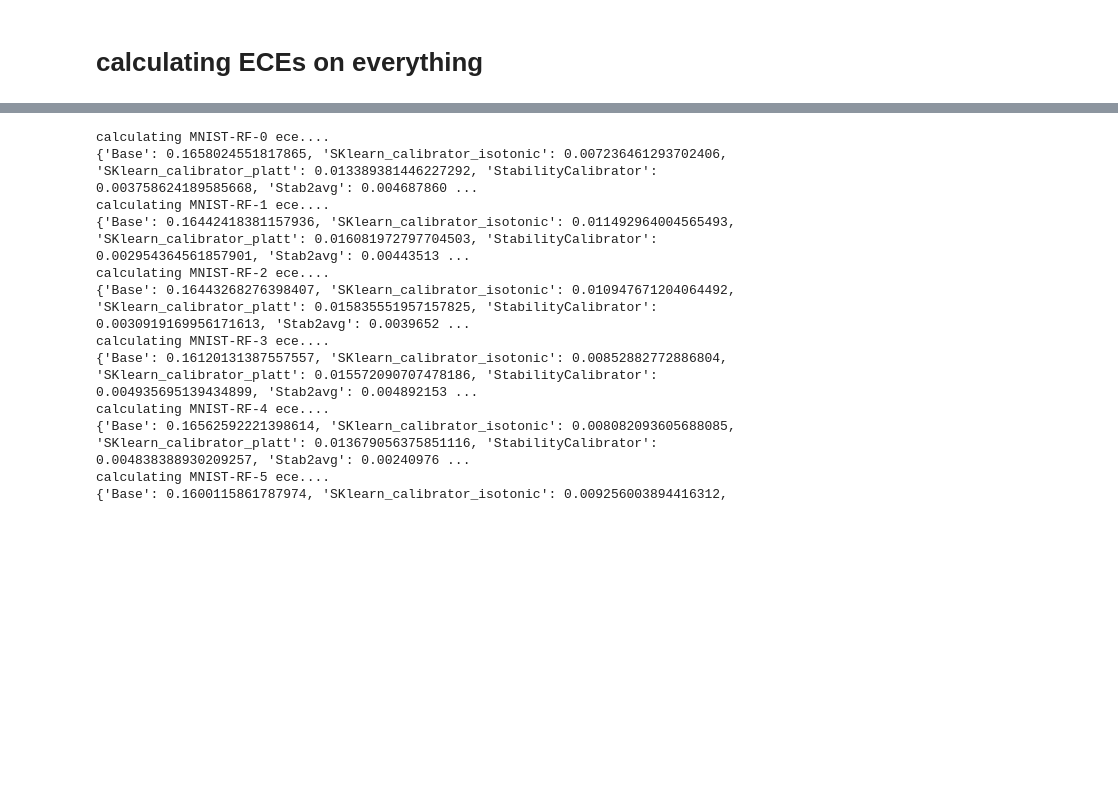
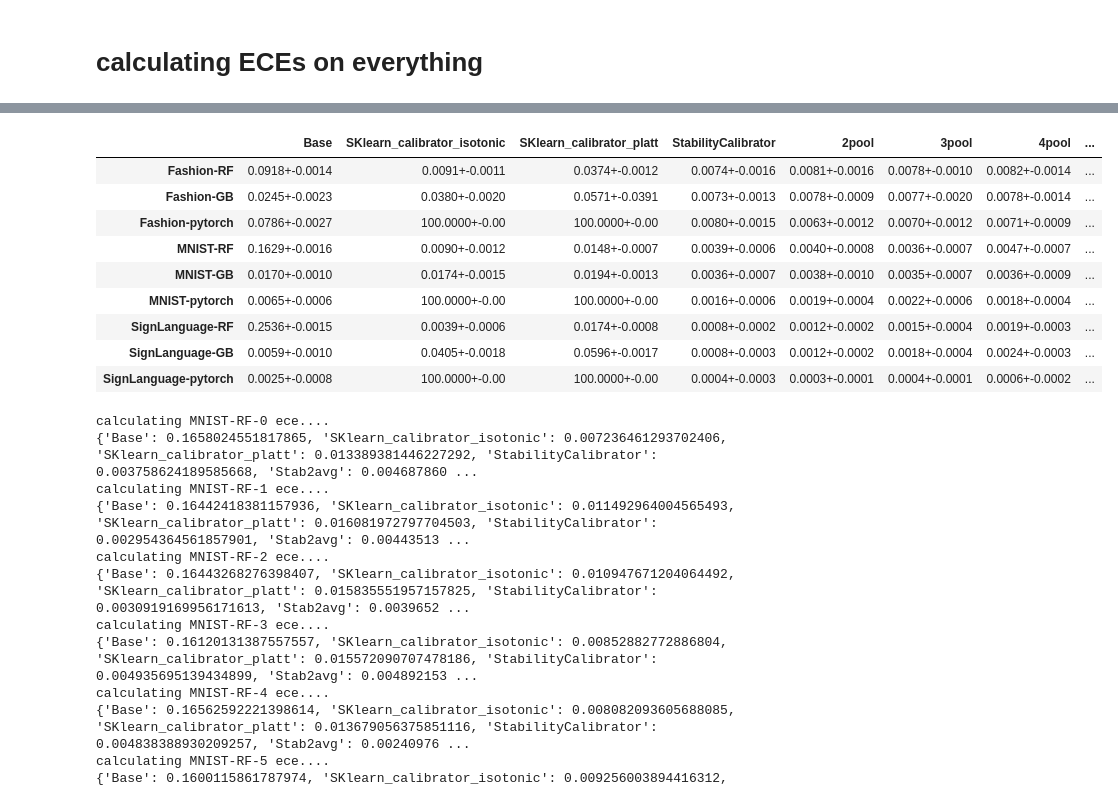
Before and after one commit to Liel-leman/Geometric-Calibrator, a Jupyter notebook: ECE_calc.ipynb, the cells around one changed output, grey strips where cells are left out. Cells and saved outputs as stored; diff of their text form; code cells hidden in the pictures; blank space fills up the shorter version.

```diff
--- a/ECE_calc.ipynb
+++ b/ECE_calc.ipynb
@@ -14,3 +14,10 @@ import copy
 from SLURM.sklearn_config import *
 # %% [markdown]
 # calculating ECEs on everything
+# %%
+def calc_ece(y_pred_val,y_val,y_pred_test, y_test , method_name,dataset_name,model_name,shuffle,new_stab_dir):
+    S_val=np.load(new_stab_dir+f'stab_{method_name}_{dataset_name}_{model_name}_{shuffle}.npy')
+    S_test=np.load(new_stab_dir+f'test_stab_{method_name}_{dataset_name}_{model_name}_{shuffle}.npy')
+    stabCal = StabilityCalibrator()
+    stabCal.fit(S_val ,y_pred_val==y_val)
+    return stabCal.ECE(S_test, y_pred_test, y_test)
@@ -16,0 +138,14 @@ from SLURM.sklearn_config import *
+# %%
+df_comparison = pd.concat(Series)[:]
+df_comparison.style.apply(color_max, axis=1)
+# %% [output]
+|  | Base | SKlearn_calibrator_isotonic | SKlearn_calibrator_platt | StabilityCalibrator | 2pool | 3pool | 4pool | ... |
+| Fashion-RF | 0.0918+-0.0014 | 0.0091+-0.0011 | 0.0374+-0.0012 | 0.0074+-0.0016 | 0.0081+-0.0016 | 0.0078+-0.0010 | 0.0082+-0.0014 | ... |
+| Fashion-GB | 0.0245+-0.0023 | 0.0380+-0.0020 | 0.0571+-0.0391 | 0.0073+-0.0013 | 0.0078+-0.0009 | 0.0077+-0.0020 | 0.0078+-0.0014 | ... |
+| Fashion-pytorch | 0.0786+-0.0027 | 100.0000+-0.00 | 100.0000+-0.00 | 0.0080+-0.0015 | 0.0063+-0.0012 | 0.0070+-0.0012 | 0.0071+-0.0009 | ... |
+| MNIST-RF | 0.1629+-0.0016 | 0.0090+-0.0012 | 0.0148+-0.0007 | 0.0039+-0.0006 | 0.0040+-0.0008 | 0.0036+-0.0007 | 0.0047+-0.0007 | ... |
+| MNIST-GB | 0.0170+-0.0010 | 0.0174+-0.0015 | 0.0194+-0.0013 | 0.0036+-0.0007 | 0.0038+-0.0010 | 0.0035+-0.0007 | 0.0036+-0.0009 | ... |
+| MNIST-pytorch | 0.0065+-0.0006 | 100.0000+-0.00 | 100.0000+-0.00 | 0.0016+-0.0006 | 0.0019+-0.0004 | 0.0022+-0.0006 | 0.0018+-0.0004 | ... |
+| SignLanguage-RF | 0.2536+-0.0015 | 0.0039+-0.0006 | 0.0174+-0.0008 | 0.0008+-0.0002 | 0.0012+-0.0002 | 0.0015+-0.0004 | 0.0019+-0.0003 | ... |
+| SignLanguage-GB | 0.0059+-0.0010 | 0.0405+-0.0018 | 0.0596+-0.0017 | 0.0008+-0.0003 | 0.0012+-0.0002 | 0.0018+-0.0004 | 0.0024+-0.0003 | ... |
+| SignLanguage-pytorch | 0.0025+-0.0008 | 100.0000+-0.00 | 100.0000+-0.00 | 0.0004+-0.0003 | 0.0003+-0.0001 | 0.0004+-0.0001 | 0.0006+-0.0002 | ... |
```
Also changed, not shown: parts of 2 cells of this notebook, 6 other files.
